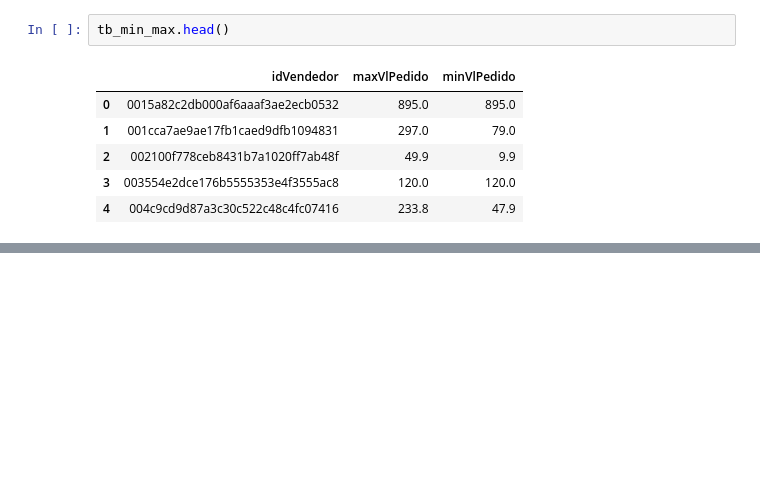
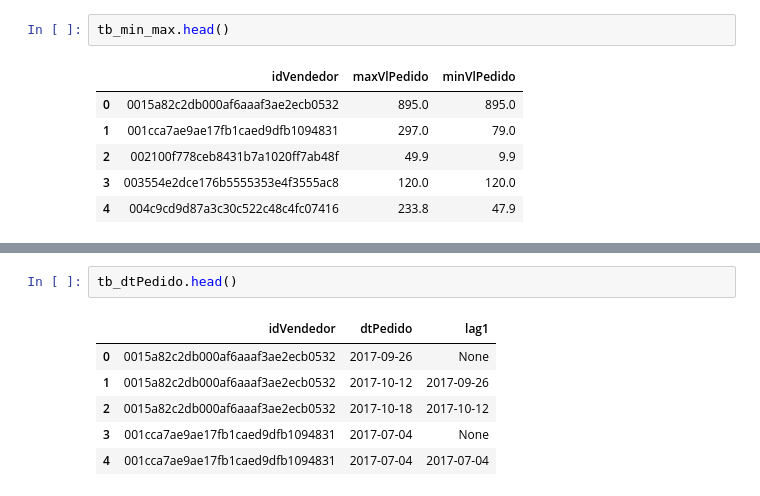
Before and after one commit to eduardo-almeida/portfolio, a Jupyter notebook: Machine Learning - Teo Calvo/ETL/8) Vendas.ipynb, the cells around one changed output, grey strips where cells are left out. Saved outputs shown, nothing was run; the diff lists cells and outputs as text; blank space fills up the shorter version.

```diff
--- a/Machine Learning - Teo Calvo/ETL/8) Vendas.ipynb
+++ b/Machine Learning - Teo Calvo/ETL/8) Vendas.ipynb
@@ -144,0 +155,9 @@ tb_life.head()
+# %%
+tb_dtPedido.head()
+# %% [output]
+|  | idVendedor | dtPedido | lag1 |
+| 0 | 0015a82c2db000af6aaaf3ae2ecb0532 | 2017-09-26 | None |
+| 1 | 0015a82c2db000af6aaaf3ae2ecb0532 | 2017-10-12 | 2017-09-26 |
+| 2 | 0015a82c2db000af6aaaf3ae2ecb0532 | 2017-10-18 | 2017-10-12 |
+| 3 | 001cca7ae9ae17fb1caed9dfb1094831 | 2017-07-04 | None |
+| 4 | 001cca7ae9ae17fb1caed9dfb1094831 | 2017-07-04 | 2017-07-04 |
```
Also changed, not shown: parts of 7 cells of this notebook.
